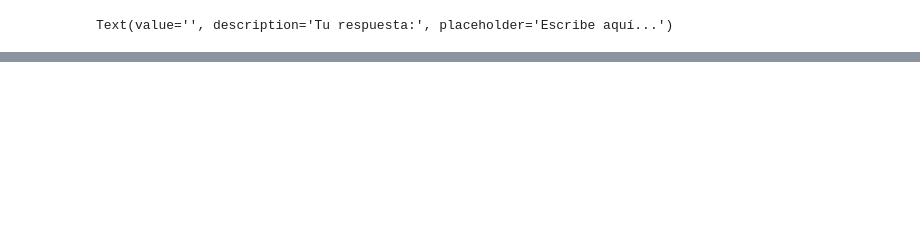
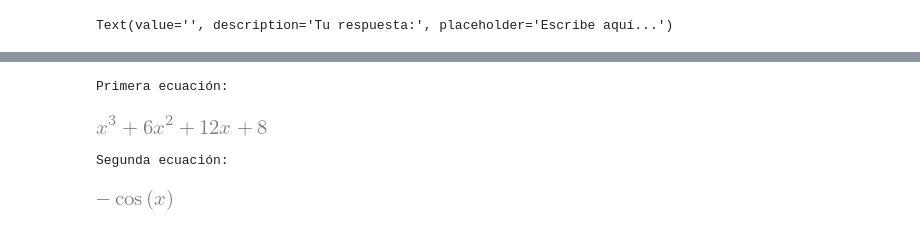
Before and after one commit to JLHA-UACH/practica_CInt, a Jupyter notebook: Koch_curve_practice.ipynb, the cells around one changed output, grey strips where cells are left out. Cells and saved outputs as stored; diff of their text form; code cells hidden in the pictures; blank space fills up the shorter version.

```diff
--- a/Koch_curve_practice.ipynb
+++ b/Koch_curve_practice.ipynb
@@ -429,0 +448,21 @@ Text(value='', description='Tu respuesta:', placeholder='Escribe aquí...')
+# %%
+from IPython.display import display
+import sympy as sp
+
+sp.init_printing()
+x = sp.symbols('x')
+
+ec1 = sp.expand((x + 2)**3)
+ec2 = sp.integrate(sp.sin(x), x)
+
+# Muestra ambas ecuaciones con formato impecable consecutivamente
+print("Primera ecuación:")
+display(ec1)
+
+print("Segunda ecuación:")
+display(ec2)
+# %% [output]
+Primera ecuación:
+[figure, added]
+Segunda ecuación:
+[figure, added]
```
Also changed, not shown: parts of 6 cells of this notebook, 1 other file.
